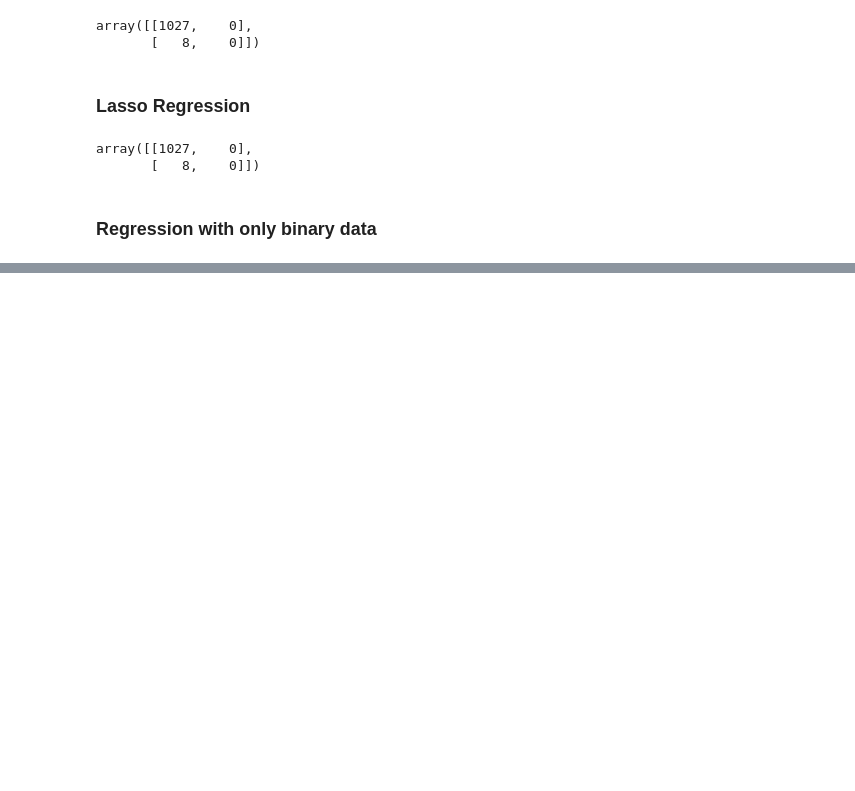
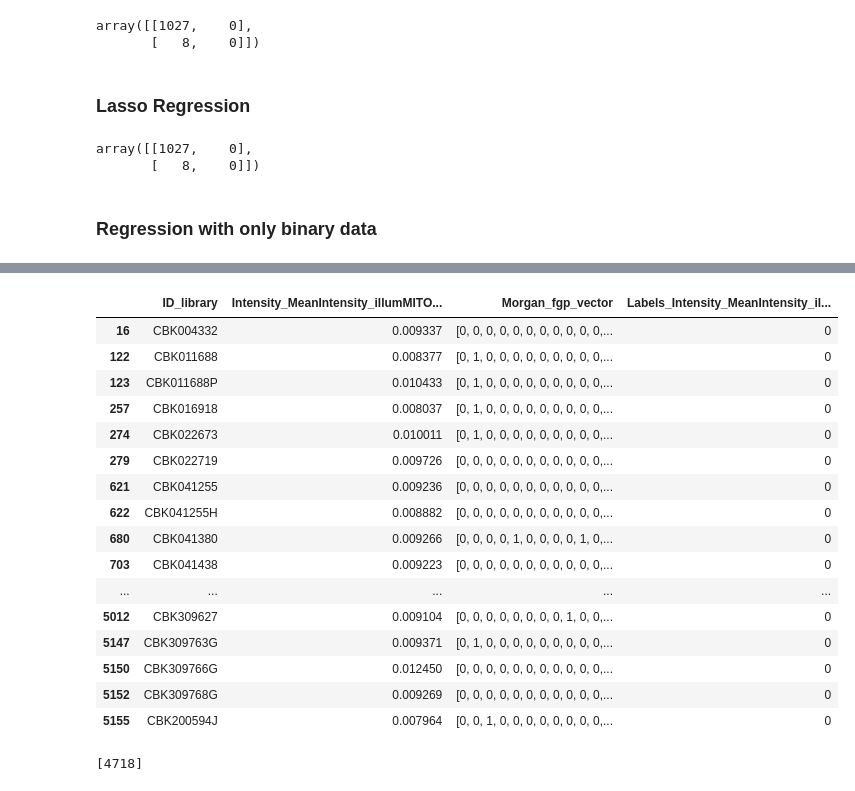
Before and after one commit to pharmbio/Thesis_ActLearn_DOP_2022, a Jupyter notebook: main/supervised_learning/data_creation.ipynb, the cells around one changed output, grey strips where cells are left out. Saved outputs shown, nothing was run; the diff lists cells and outputs as text; code cells hidden in the pictures; blank space fills up the shorter version.

```diff
--- a/main/supervised_learning/data_creation.ipynb
+++ b/main/supervised_learning/data_creation.ipynb
@@ -290,0 +408,38 @@ También tengo que aplicar undersampling en la clase mayor.
+# %%
+df_training_mo_tr = fun.labelling_v2(df_training_mo, 'Intensity_MeanIntensity_illumMITO_cells.1',3, 1, 0, 0.0062)
+# Find duplications and store for cleaning
+df_training_mo_duplicates = df_training_mo[df_training_mo['Morgan_fgp_vector'].duplicated(keep=False)]
+# Create a df with unique Morgan fg only
+df_training_mo = df_training_mo.drop(df_training_mo_duplicates.index.tolist())
+# Check if there are positive labels. Drop al the rest
+df_training_mo_duplicates = df_training_mo_duplicates[df_training_mo_duplicates['Labels_Intensity_MeanIntensity_illumMITO_cells.1']==1]
+# Merge to obtain clean df
+df_training_mo = pd.concat([df_training_mo, df_training_mo_duplicates])
+# Double check <<<<<<<<<<<<<<<<<<<<I MAY HAVE TO ADD MORE HERE
+if len(df_training_mo[df_training_mo['Morgan_fgp_vector'].duplicated(keep=False)]) > 0:
+    print('There are repetitions')
+    break
+
+# Split proportionally
+X_train, X_test, y_train, y_test = train_test_split(X_morgan, y, test_size=0.2, stratify=y, random_state=6752)
+print(f'Class count in TRAIN: {Counter(y_train)}')
+print(f'Class count in TEST: {Counter(y_test)}')
+
+# fit and apply the transform
+x_train_re_un, y_train_re_un = under_sampler.fit_resample(X_train, y_train)
+
+# summarize class distribution
+print('Re-sampling with (o = None, u = {}). Final count: {}'.format(u, Counter(y_train_re_un)))
+
+#Training and evaluating
+clf.fit(x_train_re_un, y_train_re_un)
+y_predicted_re_un = clf.predict(X_test)
+score = f1_score(y_test, y_predicted_re_un)
+print(f'---Score: {score}')
+
+score_matrix.append(score)
+counter += 1
+# %%
+aux = df_training_mo[df_training_mo['Morgan_fgp_vector'].duplicated(keep=False)]
+aux2 = aux[['Morgan_fgp_vector','Labels_Intensity_MeanIntensity_illumMITO_cells.1']]
+aux2['Morgan_fgp_vector'] = aux2['Morgan_fgp_vector'].apply(tuple)
@@ -290,0 +473,24 @@ También tengo que aplicar undersampling en la clase mayor.
+# %%
+aux
+# %% [output]
+|  | ID_library | Intensity_MeanIntensity_illumMITO... | Morgan_fgp_vector | Labels_Intensity_MeanIntensity_il... |
+| 16 | CBK004332 | 0.009337 | [0, 0, 0, 0, 0, 0, 0, 0, 0, 0, 0,... | 0 |
+| 122 | CBK011688 | 0.008377 | [0, 1, 0, 0, 0, 0, 0, 0, 0, 0, 0,... | 0 |
+| 123 | CBK011688P | 0.010433 | [0, 1, 0, 0, 0, 0, 0, 0, 0, 0, 0,... | 0 |
+| 257 | CBK016918 | 0.008037 | [0, 1, 0, 0, 0, 0, 0, 0, 0, 0, 0,... | 0 |
+| 274 | CBK022673 | 0.010011 | [0, 1, 0, 0, 0, 0, 0, 0, 0, 0, 0,... | 0 |
+| 279 | CBK022719 | 0.009726 | [0, 0, 0, 0, 0, 0, 0, 0, 0, 0, 0,... | 0 |
+| 621 | CBK041255 | 0.009236 | [0, 0, 0, 0, 0, 0, 0, 0, 0, 0, 0,... | 0 |
+| 622 | CBK041255H | 0.008882 | [0, 0, 0, 0, 0, 0, 0, 0, 0, 0, 0,... | 0 |
+| 680 | CBK041380 | 0.009266 | [0, 0, 0, 0, 1, 0, 0, 0, 0, 1, 0,... | 0 |
+| 703 | CBK041438 | 0.009223 | [0, 0, 0, 0, 0, 0, 0, 0, 0, 0, 0,... | 0 |
+| ... | ... | ... | ... | ... |
+| 5012 | CBK309627 | 0.009104 | [0, 0, 0, 0, 0, 0, 0, 0, 1, 0, 0,... | 0 |
+| 5147 | CBK309763G | 0.009371 | [0, 1, 0, 0, 0, 0, 0, 0, 0, 0, 0,... | 0 |
+| 5150 | CBK309766G | 0.012450 | [0, 0, 0, 0, 0, 0, 0, 0, 0, 0, 0,... | 0 |
+| 5152 | CBK309768G | 0.009269 | [0, 0, 0, 0, 0, 0, 0, 0, 0, 0, 0,... | 0 |
+| 5155 | CBK200594J | 0.007964 | [0, 0, 1, 0, 0, 0, 0, 0, 0, 0, 0,... | 0 |
+# %%
+aux.index[aux['Labels_Intensity_MeanIntensity_illumMITO_cells.1']==1].tolist()
+# %% [output]
+[4718]
```
Also changed, not shown: parts of 9 cells of this notebook.
